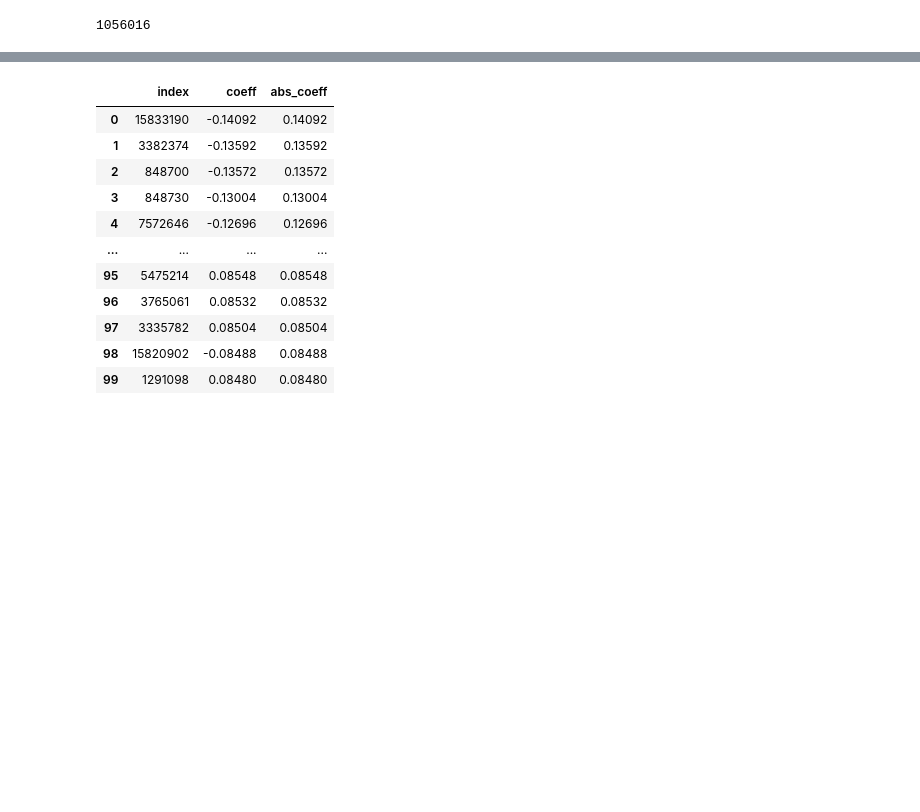
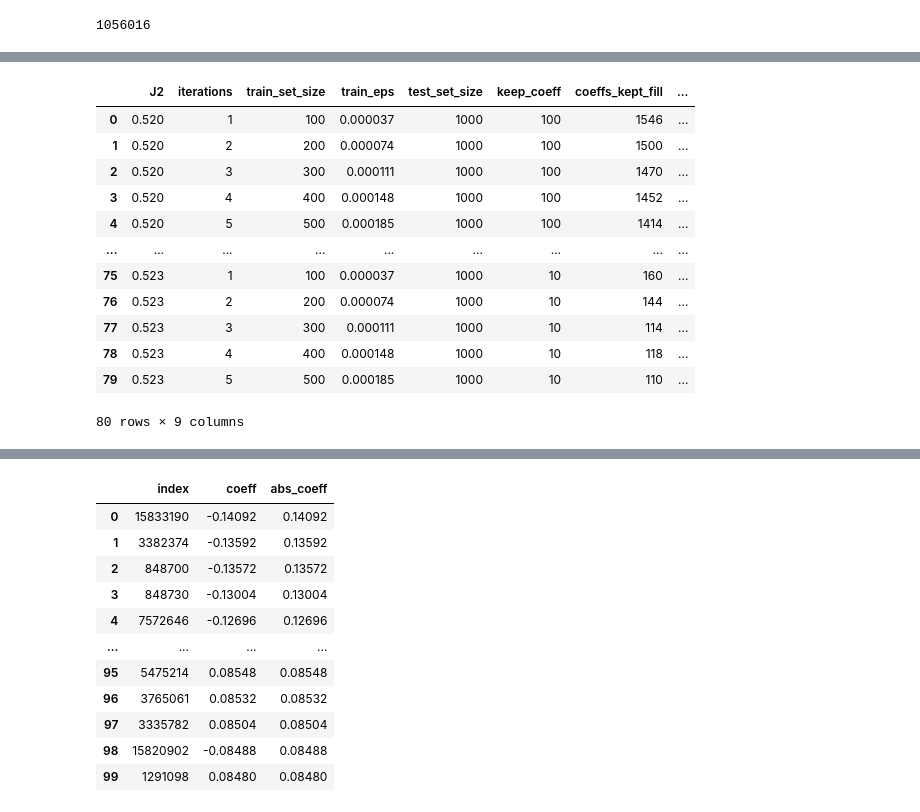
Before and after one commit to ischurov/frustrations-eda, a Jupyter notebook: kagome-24-fourier.ipynb, the cells around one changed output, grey strips where cells are left out. Saved outputs shown, nothing was run; the diff lists cells and outputs as text; code cells hidden in the pictures; blank space fills up the shorter version.

```diff
--- a/kagome-24-fourier.ipynb
+++ b/kagome-24-fourier.ipynb
@@ -348,5 +403,21 @@ len(fourier_basis.states)
 # %%
 overlap_df_full.to_feather(experiment_dir / "overlap.feather")
+# %%
+overlap_df_full
+# %% [output]
+|  | J2 | iterations | train_set_size | train_eps | test_set_size | keep_coeff | coeffs_kept_fill | ... |
+| 0 | 0.520 | 1 | 100 | 0.000037 | 1000 | 100 | 1546 | ... |
+| 1 | 0.520 | 2 | 200 | 0.000074 | 1000 | 100 | 1500 | ... |
+| 2 | 0.520 | 3 | 300 | 0.000111 | 1000 | 100 | 1470 | ... |
+| 3 | 0.520 | 4 | 400 | 0.000148 | 1000 | 100 | 1452 | ... |
+| 4 | 0.520 | 5 | 500 | 0.000185 | 1000 | 100 | 1414 | ... |
+| ... | ... | ... | ... | ... | ... | ... | ... | ... |
+| 75 | 0.523 | 1 | 100 | 0.000037 | 1000 | 10 | 160 | ... |
+| 76 | 0.523 | 2 | 200 | 0.000074 | 1000 | 10 | 144 | ... |
+| 77 | 0.523 | 3 | 300 | 0.000111 | 1000 | 10 | 114 | ... |
+| 78 | 0.523 | 4 | 400 | 0.000148 | 1000 | 10 | 118 | ... |
+| 79 | 0.523 | 5 | 500 | 0.000185 | 1000 | 10 | 110 | ... |
+80 rows × 9 columns
 # %%
 sns.relplot(
     overlap_df_full.assign(
```
Also changed, not shown: parts of 7 cells of this notebook, 3 other files.
